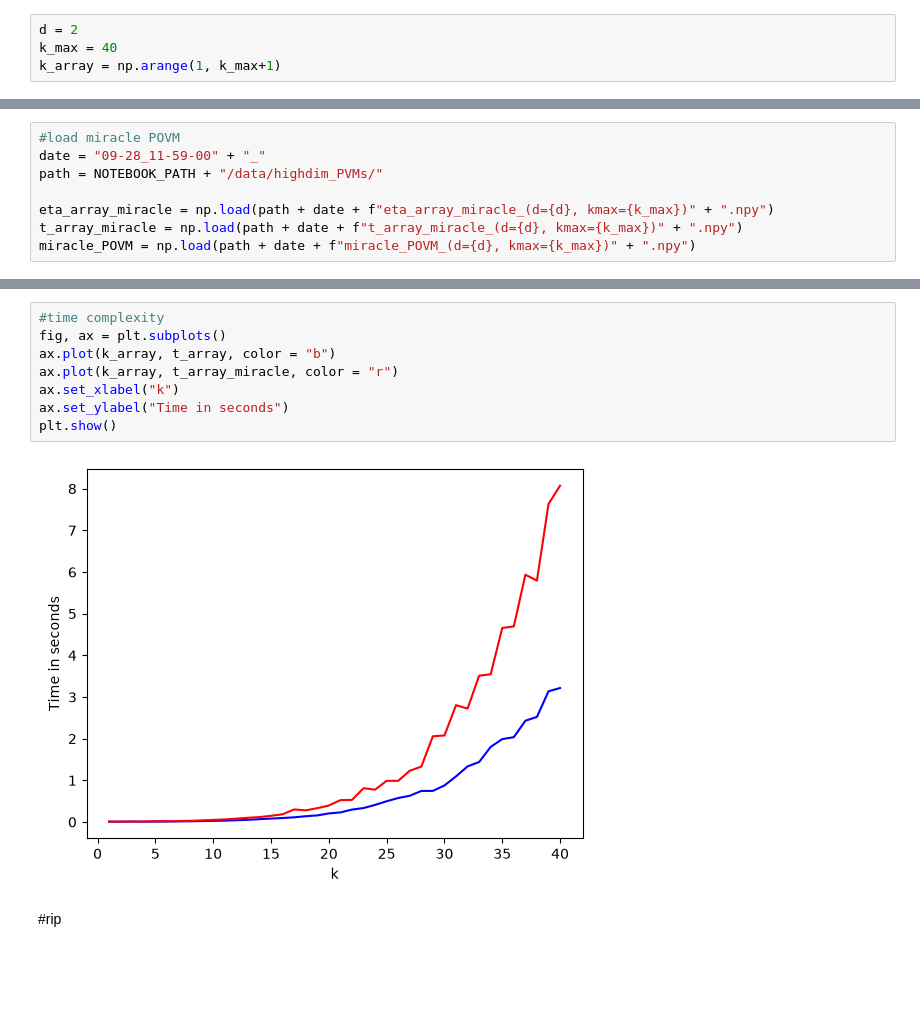
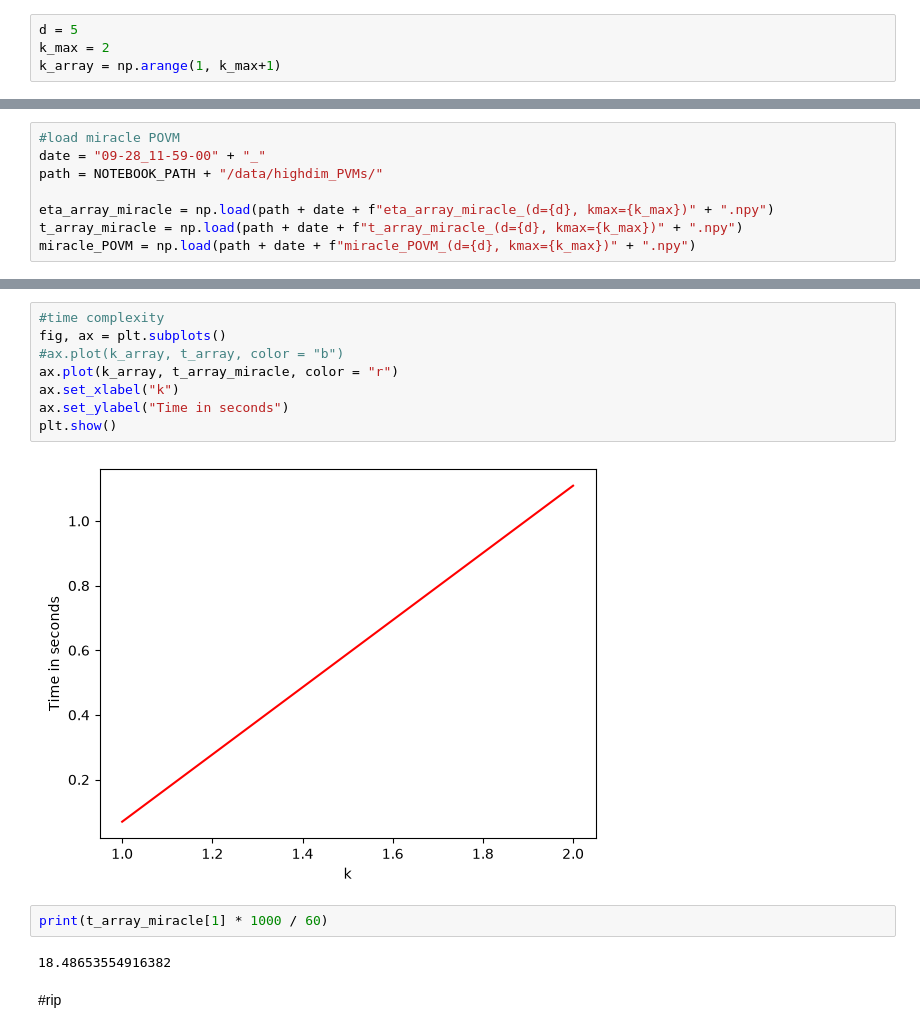
Before and after one commit to JSchuemann-physics/Bose-symmetric-extensions-of-multimeters, a Jupyter notebook: Bose-symmetric extensions.ipynb, the cells around one changed output, grey strips where cells are left out. Drawn from its saved outputs; the diff is of its cells as text; blank space fills up the shorter version.

```diff
--- a/Bose-symmetric extensions.ipynb
+++ b/Bose-symmetric extensions.ipynb
@@ -975,8 +922,8 @@ def POVM_against_k(meas, k_max):
         print(f"{i+1}/{k_max}")
     return eta_array, t_array
 # %%
-d = 2
-k_max = 40
+d = 5
+k_max = 2
 k_array = np.arange(1, k_max+1)
 # %%
 #generate PVM data
@@ -1065,13 +1005,17 @@ plt.show()
 # %%
 #time complexity
 fig, ax = plt.subplots()
-ax.plot(k_array, t_array, color = "b")
+#ax.plot(k_array, t_array, color = "b")
 ax.plot(k_array, t_array_miracle, color = "r")
 ax.set_xlabel("k")
 ax.set_ylabel("Time in seconds")
 plt.show()
 # %% [output]
-[figure, old version]
+[figure, new version]
+# %%
+print(t_array_miracle[1] * 1000 / 60)
+# %% [output]
+18.48653554916382
 # %% [markdown]
 #rip
 # %% [markdown]
```
Also changed, not shown: parts of 50 cells of this notebook, 49 other files.
